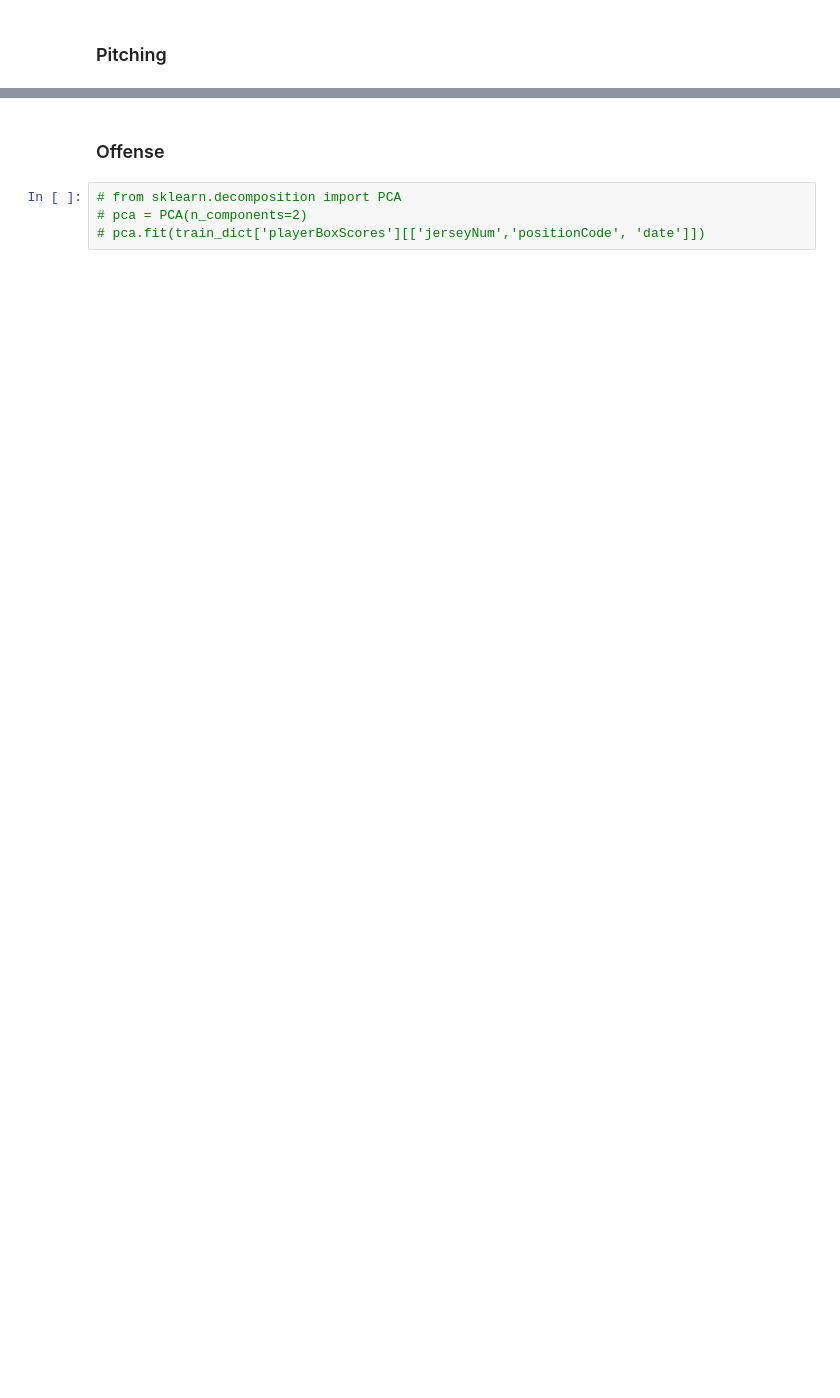
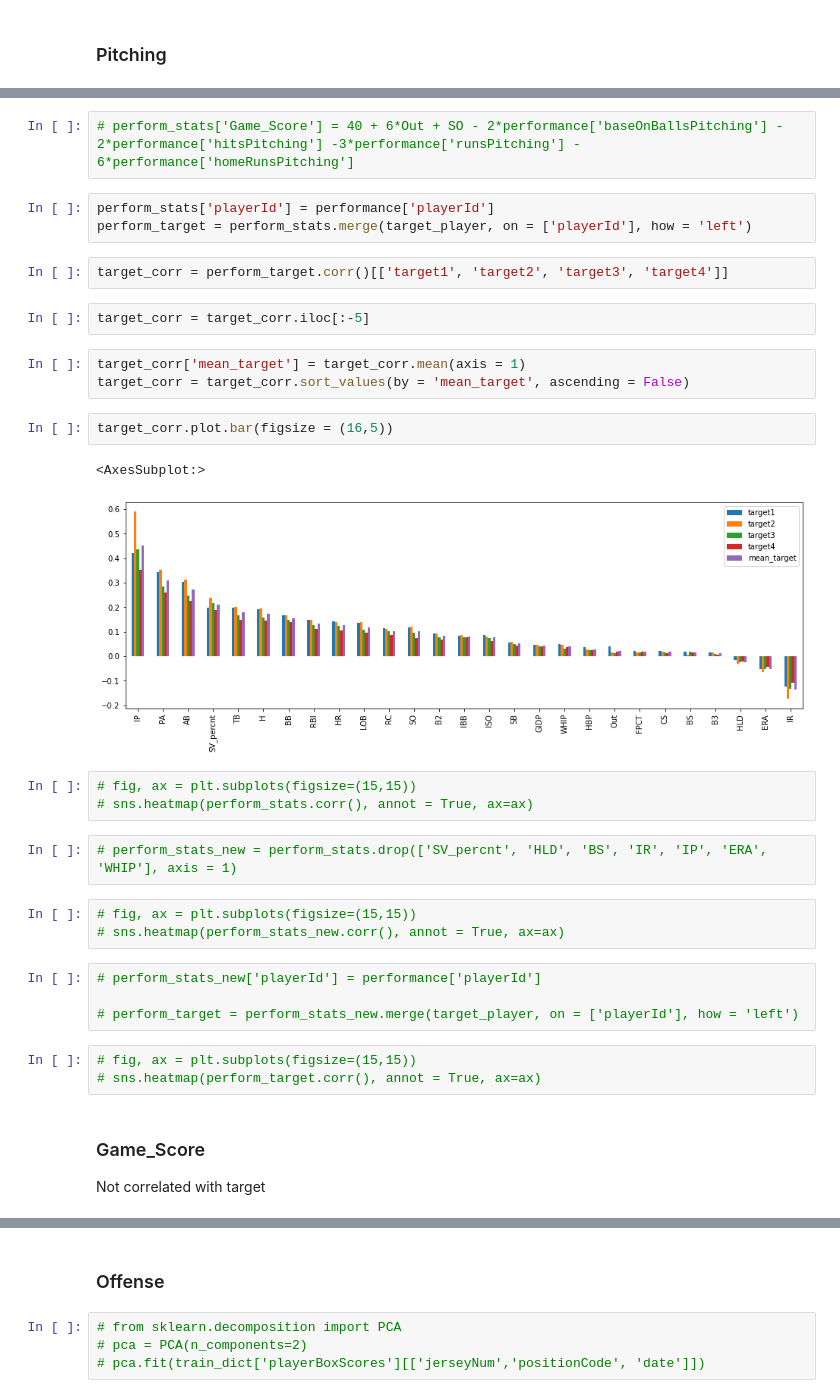
Before and after one commit to fatjudy/mlb-forecasting, a Jupyter notebook: MLB-EDA.ipynb, the cells around one changed output, grey strips where cells are left out. Drawn from its saved outputs; the diff is of its cells as text; blank space fills up the shorter version.

Commit message:
Correlation between targets and constructed stats.

```diff
--- a/MLB-EDA.ipynb
+++ b/MLB-EDA.ipynb
@@ -342 +347,36 @@ RC = TB*(H+BB)/(AB+BB)
+# %%
+# perform_stats['Game_Score'] = 40 + 6*Out + SO - 2*performance['baseOnBallsPitching'] - 2*performance['hitsPitching'] -3*performance['runsPitching'] - 6*performance['homeRunsPitching']
+# %%
+perform_stats['playerId'] = performance['playerId']
+perform_target = perform_stats.merge(target_player, on = ['playerId'], how = 'left')
+# %%
+target_corr = perform_target.corr()[['target1', 'target2', 'target3', 'target4']]
+# %%
+target_corr = target_corr.iloc[:-5]
+# %%
+target_corr['mean_target'] = target_corr.mean(axis = 1)
+target_corr = target_corr.sort_values(by = 'mean_target', ascending = False)
+# %%
+target_corr.plot.bar(figsize = (16,5))
+# %% [output]
+<AxesSubplot:>
+[figure, added]
+# %%
+# fig, ax = plt.subplots(figsize=(15,15))
+# sns.heatmap(perform_stats.corr(), annot = True, ax=ax)
+# %%
+# perform_stats_new = perform_stats.drop(['SV_percnt', 'HLD', 'BS', 'IR', 'IP', 'ERA', 'WHIP'], axis = 1)
+# %%
+# fig, ax = plt.subplots(figsize=(15,15))
+# sns.heatmap(perform_stats_new.corr(), annot = True, ax=ax)
+# %%
+# perform_stats_new['playerId'] = performance['playerId']
+
+# perform_target = perform_stats_new.merge(target_player, on = ['playerId'], how = 'left')
+# %%
+# fig, ax = plt.subplots(figsize=(15,15))
+# sns.heatmap(perform_target.corr(), annot = True, ax=ax)
+# %% [markdown]
+### Game_Score
+Not correlated with target
 # %%
```
Also changed, not shown: parts of 74 cells of this notebook.
